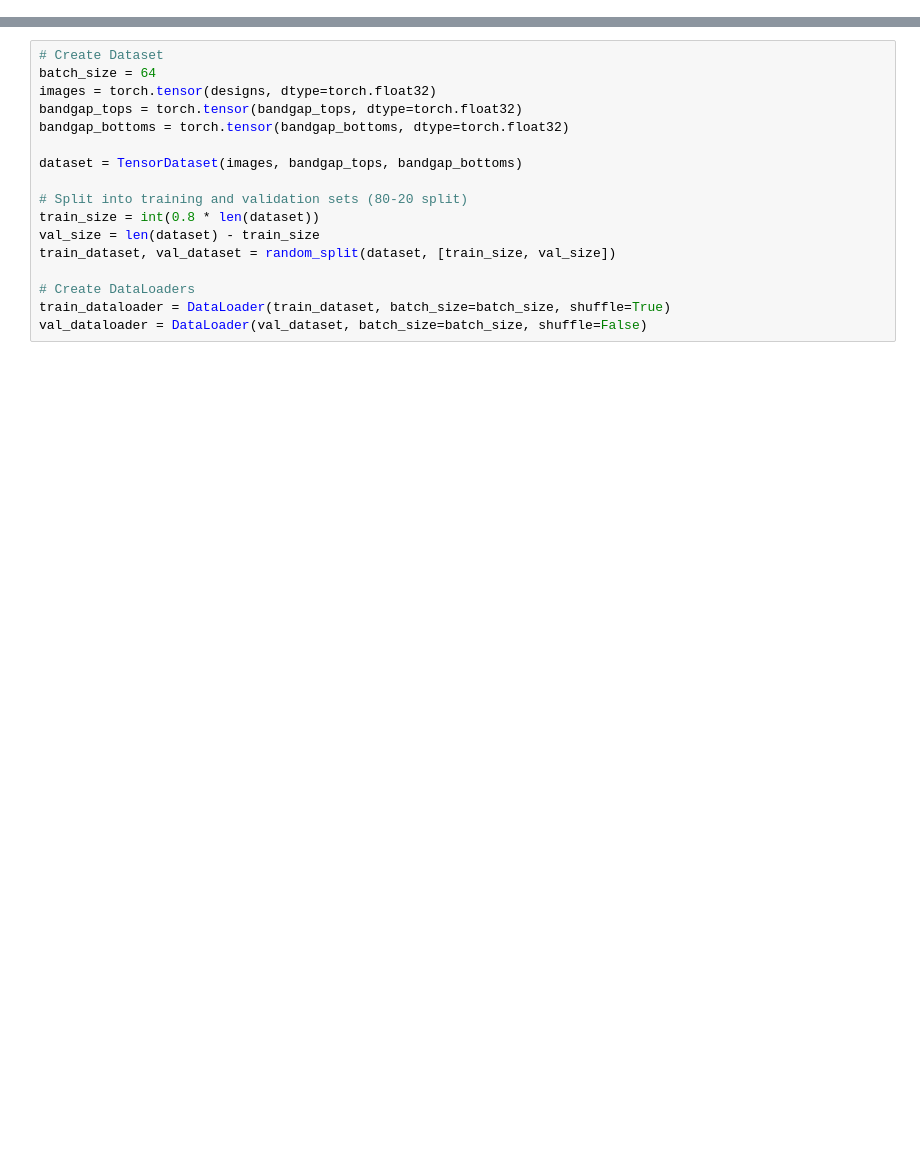
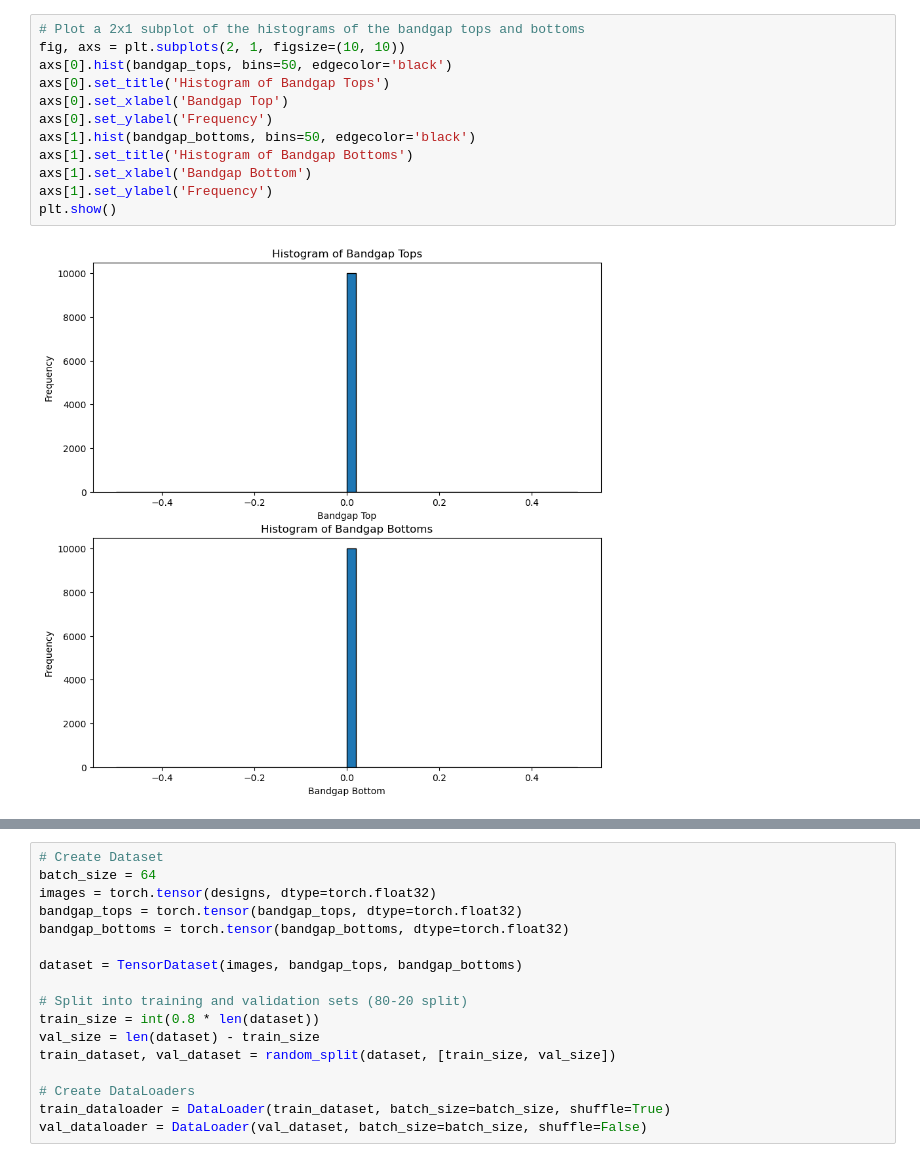
Before and after one commit to trutheresy/Diffusion-Model-2D-Metamaterials, a Jupyter notebook: diffusion_model_playground3.ipynb, the cells around one changed output, grey strips where cells are left out. Saved outputs shown, nothing was run; the diff lists cells and outputs as text; blank space fills up the shorter version.

```diff
--- a/diffusion_model_playground3.ipynb
+++ b/diffusion_model_playground3.ipynb
@@ -65,3 +96,17 @@ Bandgap edges processed shape: (1000, 5, 2)
+# %%
+# Plot a 2x1 subplot of the histograms of the bandgap tops and bottoms
+fig, axs = plt.subplots(2, 1, figsize=(10, 10))
+axs[0].hist(bandgap_tops, bins=50, edgecolor='black')
+axs[0].set_title('Histogram of Bandgap Tops')
+axs[0].set_xlabel('Bandgap Top')
+axs[0].set_ylabel('Frequency')
+axs[1].hist(bandgap_bottoms, bins=50, edgecolor='black')
+axs[1].set_title('Histogram of Bandgap Bottoms')
+axs[1].set_xlabel('Bandgap Bottom')
+axs[1].set_ylabel('Frequency')
+plt.show()
+# %% [output]
+[figure, added]
 # %%
 def plot_sample_geometry(designs, bandgap_tops, bandgap_bottoms, index=0):
     """
```
Also changed, not shown: parts of 17 cells of this notebook, 11 other files.
